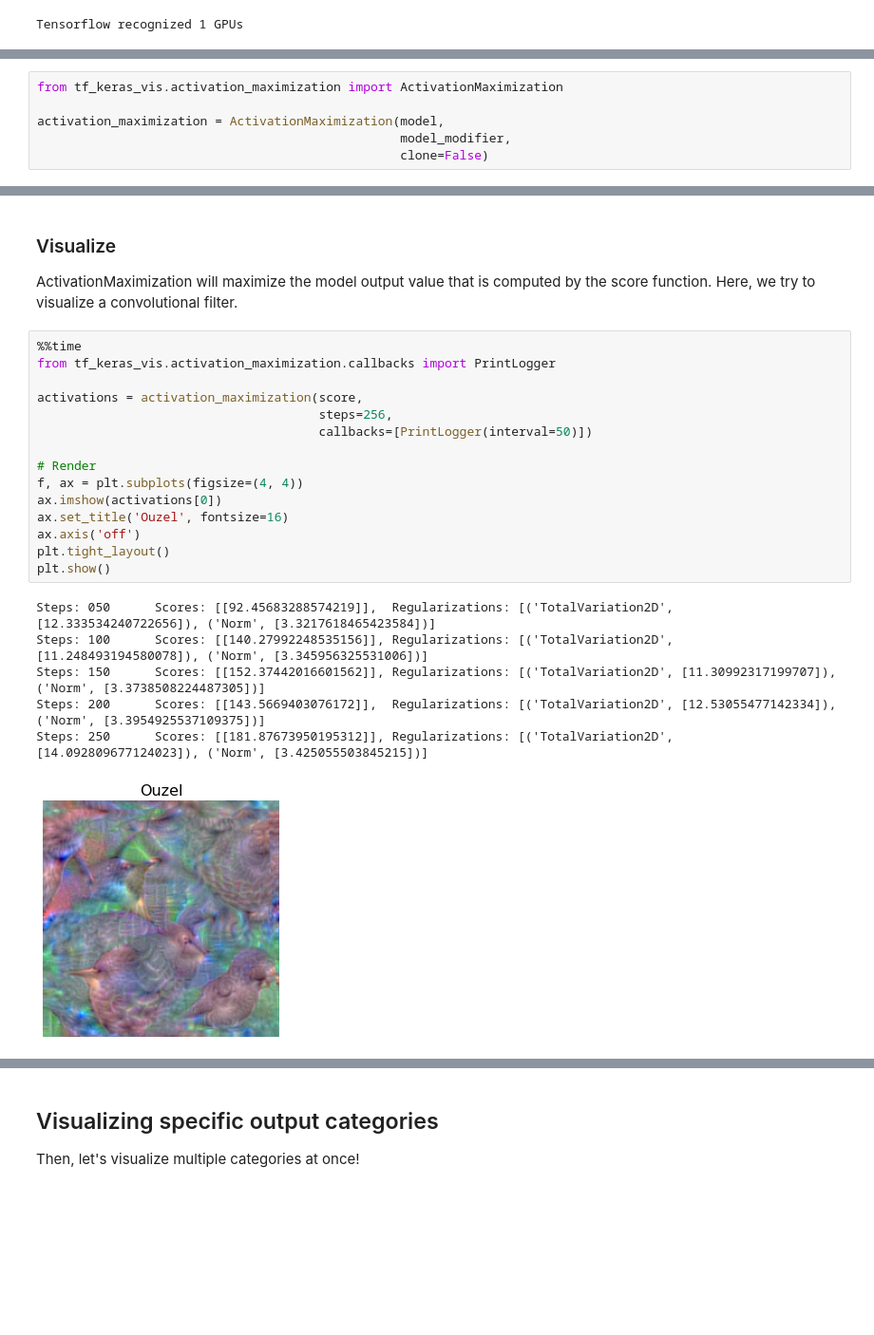
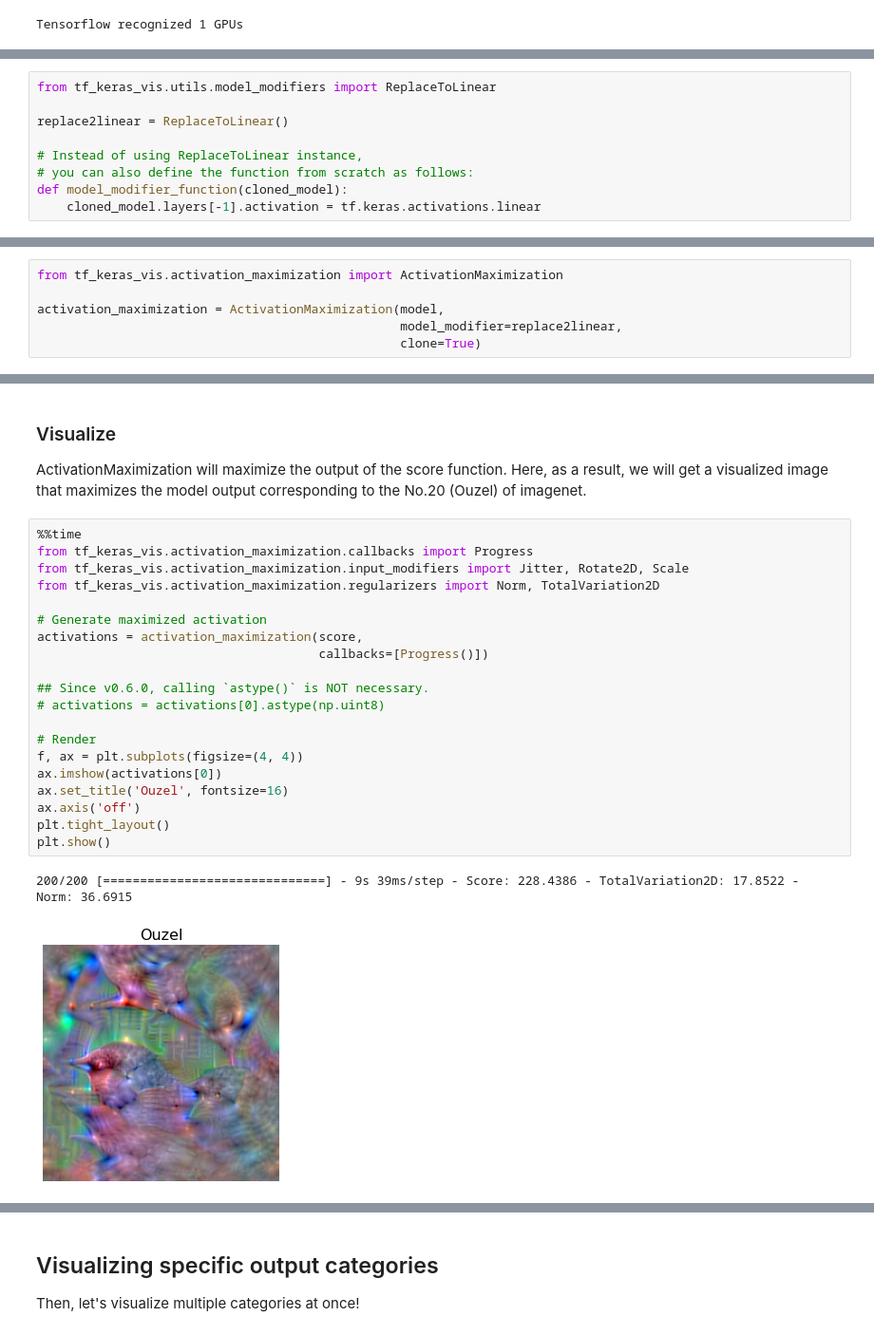
Before and after one commit to keisen/tf-keras-vis, a Jupyter notebook: examples/visualize_dense_layer.ipynb, the cells around one changed output, grey strips where cells are left out. Shown at 95% size. Drawn from its saved outputs; the diff is of its cells as text; blank space fills up the shorter version.

```diff
--- a/examples/visualize_dense_layer.ipynb
+++ b/examples/visualize_dense_layer.ipynb
@@ -66,3 +60,12 @@ def model_modifier(cloned_model):
+# %%
+from tf_keras_vis.utils.model_modifiers import ReplaceToLinear
+
+replace2linear = ReplaceToLinear()
+
+# Instead of using ReplaceToLinear instance,
+# you can also define the function from scratch as follows:
+def model_modifier_function(cloned_model):
+    cloned_model.layers[-1].activation = tf.keras.activations.linear
 # %% [markdown]
 ### Create ActivationMaximization Instnace
 
@@ -72,8 +74,8 @@ Here, because it does NOT need to do so, setting False.
 from tf_keras_vis.activation_maximization import ActivationMaximization
 
 activation_maximization = ActivationMaximization(model,
-                                                 model_modifier,
-                                                 clone=False)
+                                                 model_modifier=replace2linear,
+                                                 clone=True)
 # %% [markdown]
 ### Define Score function
 
@@ -90,27 +94,28 @@ def score_function(output):
     return output[:, 20]
-# %% [markdown]
-### Visualize
-
-ActivationMaximization will maximize the model output value that is computed by the score function. Here, we try to visualize a convolutional filter.
+# %% [markdown]
+### Visualize
+
+ActivationMaximization will maximize the output of the score function. Here, as a result, we will get a visualized image that maximizes the model output corresponding to the No.20 (Ouzel) of imagenet.
 # %%
 %%time
-from tf_keras_vis.activation_maximization.callbacks import PrintLogger
+from tf_keras_vis.activation_maximization.callbacks import Progress
+from tf_keras_vis.activation_maximization.input_modifiers import Jitter, Rotate2D, Scale
+from tf_keras_vis.activation_maximization.regularizers import Norm, TotalVariation2D
 
+# Generate maximized activation
 activations = activation_maximization(score,
-                                      steps=256,
-                                      callbacks=[PrintLogger(interval=50)])
+                                      callbacks=[Progress()])
+
+## Since v0.6.0, calling `astype()` is NOT necessary.
+# activations = activations[0].astype(np.uint8)
 
 # Render
 f, ax = plt.subplots(figsize=(4, 4))
 ax.imshow(activations[0])
 ax.set_title('Ouzel', fontsize=16)
 ax.axis('off')
 plt.tight_layout()
 plt.show()
 # %% [output]
-Steps: 050      Scores: [[92.45683288574219]],  Regularizations: [('TotalVariation2D', [12.333534240722656]), ('Norm', [3.3217618465423584])]
-Steps: 100      Scores: [[140.27992248535156]], Regularizations: [('TotalVariation2D', [11.248493194580078]), ('Norm', [3.345956325531006])]
-Steps: 150      Scores: [[152.37442016601562]], Regularizations: [('TotalVariation2D', [11.30992317199707]), ('Norm', [3.3738508224487305])]
-Steps: 200      Scores: [[143.5669403076172]],  Regularizations: [('TotalVariation2D', [12.53055477142334]), ('Norm', [3.3954925537109375])]
-Steps: 250      Scores: [[181.87673950195312]], Regularizations: [('TotalVariation2D', [14.092809677124023]), ('Norm', [3.425055503845215])]
+200/200 [==============================] - 9s 39ms/step - Score: 228.4386 - TotalVariation2D: 17.8522 - Norm: 36.6915
-[figure, old version]
+[figure, new version]
```
Also changed, not shown: parts of 17 cells of this notebook, 5 other files.
